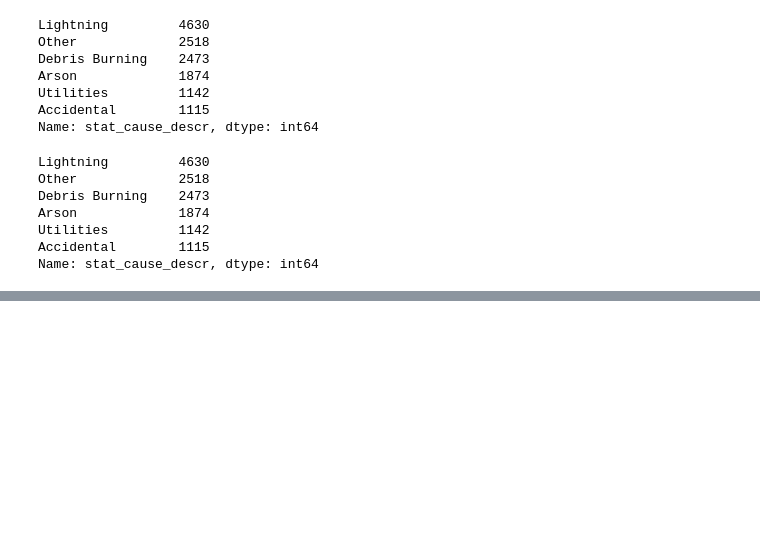
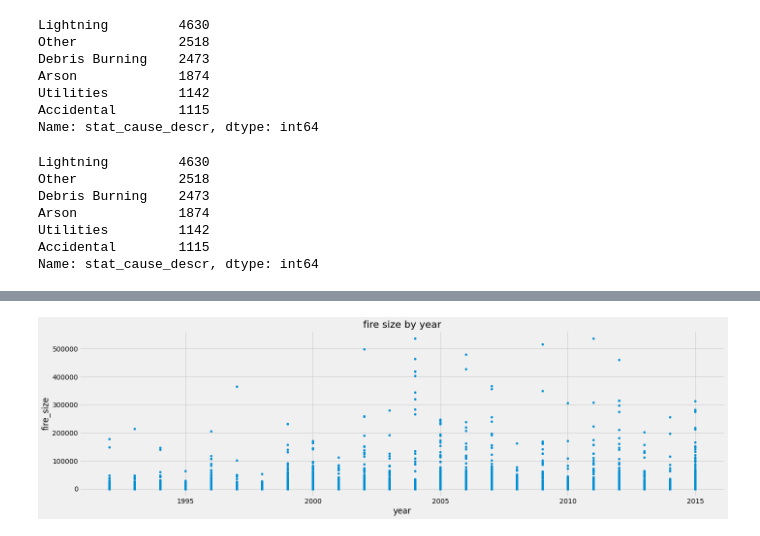
Before and after one commit to goatgirl86/Final_Project_Wildfires, a Jupyter notebook: dataFrameCreation.ipynb, the cells around one changed output, grey strips where cells are left out. Cells and saved outputs as stored; diff of their text form; code cells hidden in the pictures; blank space fills up the shorter version.

```diff
--- a/dataFrameCreation.ipynb
+++ b/dataFrameCreation.ipynb
@@ -187,0 +236,24 @@ Name: stat_cause_descr, dtype: int64
+# %%
+import matplotlib.pyplot as plt
+# Import the style from Matplotlib.
+from matplotlib import style
+%matplotlib inline
+
+
+# Use the graph style fivethirtyeight.
+style.use('fivethirtyeight')
+fig,ax = plt.subplots()
+df.plot(x='year', y='fire_size', kind='scatter', figsize = (20,6), ax=ax)
+ax.set_title("fire size by year")
+ax.set_xlabel("year")
+ax.set_ylabel("fire_size")
+#ax.legend(title = "type", loc = "center")
+plt.tight_layout()
+#the chart is saved to analysis folder
+#plt.savefig("analysis/PyBer_fare_summary.png")
+
+#show chart
+
+plt.show()
+# %% [output]
+[figure, added]
```
Also changed, not shown: parts of 17 cells of this notebook.
